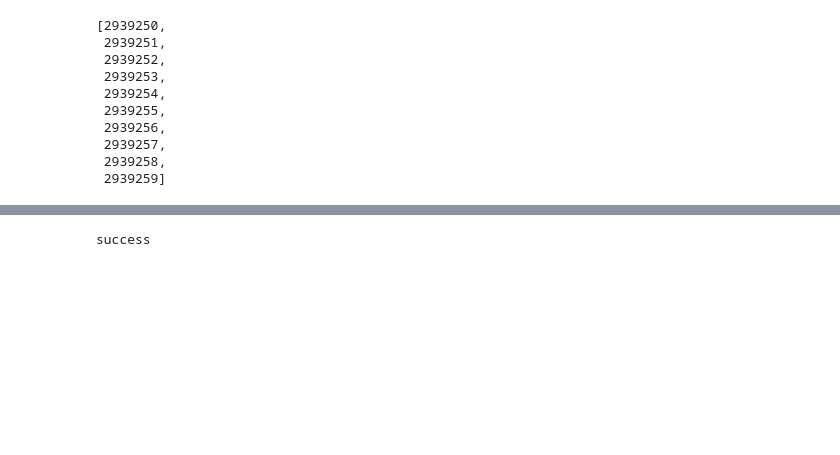
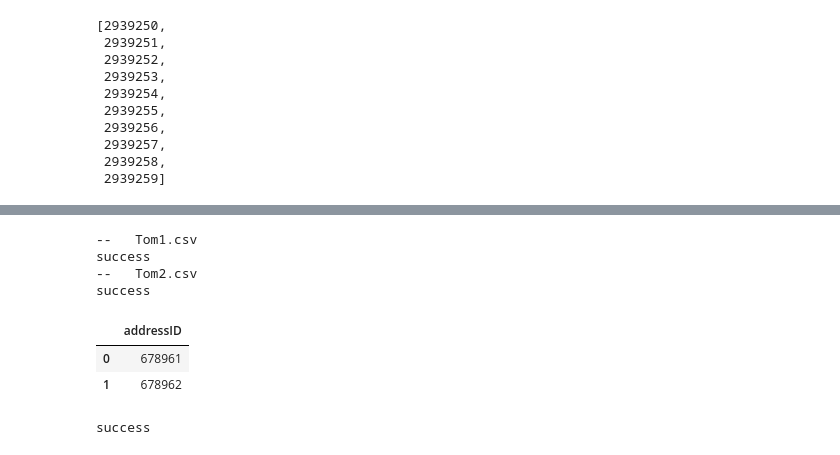
Before and after one commit to tbrownex/SteveRoss, a Jupyter notebook: API tester.ipynb, the cells around one changed output, grey strips where cells are left out. Saved outputs shown, nothing was run; the diff lists cells and outputs as text; code cells hidden in the pictures; blank space fills up the shorter version.

```diff
--- a/API tester.ipynb
+++ b/API tester.ipynb
@@ -168,0 +195,19 @@ success
+# %%
+'''
+Adding Addressable Targets
+Have to write out the address IDs that were assigned...don't know any way to get them once uploaded
+'''
+path = '/home/tbrownex/repos/SteveRoss/Subway/tom'
+#addressIDs = createAddressableTargets(orgID, path)
+#pd.DataFrame(data=addressIDs, columns=['addressID']).to_csv('addressIDs.csv', index=False)
+# %% [output]
+--   Tom1.csv
+success
+--   Tom2.csv
+success
+# %%
+df
+# %% [output]
+|  | addressID |
+| 0 | 678961 |
+| 1 | 678962 |
```
Also changed, not shown: parts of 14 cells of this notebook, 4 other files.
